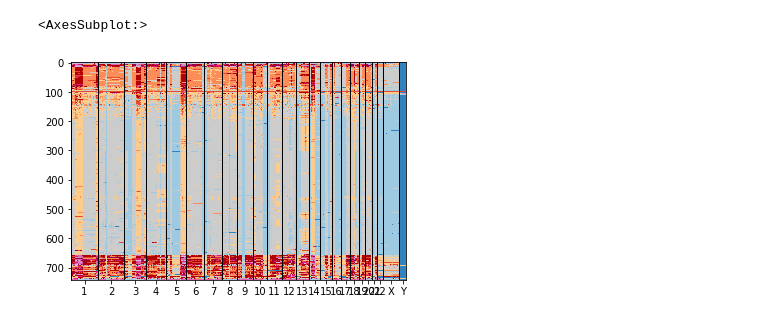
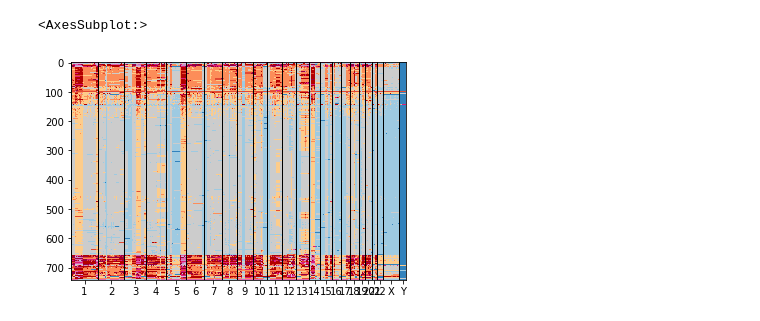
Before and after one commit to shahcompbio/scgenome-deprecated, a Jupyter notebook: notebooks/new_api.ipynb, the cells around one changed output. Drawn from its saved outputs; the diff is of its cells as text; code cells hidden in the pictures.

```diff
--- a/notebooks/new_api.ipynb
+++ b/notebooks/new_api.ipynb
@@ -16,16 +16,15 @@ hmmcopy = scgenome.pp.read_dlp_hmmcopy(
 # %%
 
 import numpy as np
 import matplotlib.pyplot as plt
 
 import scgenome.preprocessing.transform
 import scgenome.tools.sorting
 import scgenome.plotting.heatmap
 
-hmmcopy = scgenome.preprocessing.transform.fill_missing(hmmcopy, layer_name='copy')
 hmmcopy = scgenome.tools.sorting.sort_cells(hmmcopy, layer_name='copy')
 scgenome.plotting.heatmap.plot_cell_cn_matrix(
     hmmcopy, layer_name='state', cell_order_fields=['cell_order'], raw=False)
 # %% [output]
 <AxesSubplot:>
-[figure, old version]
+[figure, new version]
```
Also changed, not shown: parts of 21 cells of this notebook, 6 other files.
